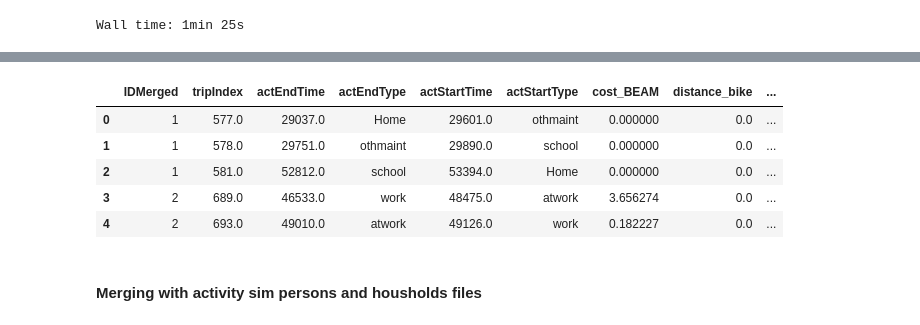
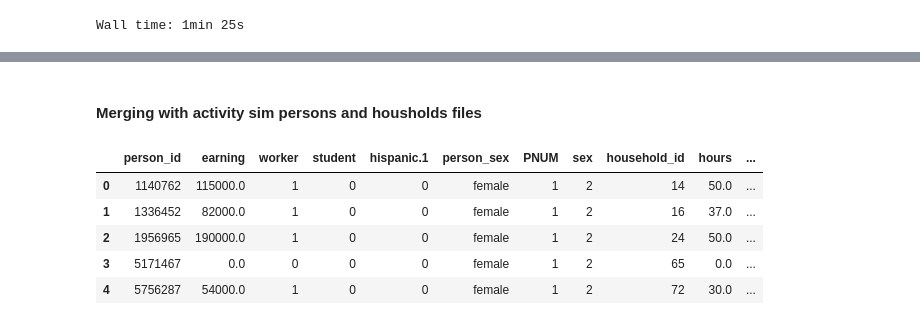
Before and after one commit to LBNL-UCB-STI/beam-core-analysis, a Jupyter notebook: Users/Nazanin/Person_Trip_Level_BEAM_SF.ipynb, the cells around one changed output, grey strips where cells are left out. Drawn from its saved outputs; the diff is of its cells as text; code cells hidden in the pictures.

```diff
--- a/Users/Nazanin/Person_Trip_Level_BEAM_SF.ipynb
+++ b/Users/Nazanin/Person_Trip_Level_BEAM_SF.ipynb
@@ -492,14 +485,5 @@ Person_Trip_eventsSF.to_csv('C:/Shared-Work/Data/CleanData/sf_2018_base_test.csv
 # %%
 #Person_Trip_eventsSF[Person_Trip_eventsSF['mode_choice_planned_BEAM'] == 'walk_transit'].head()
-# %%
-Person_Trip_eventsSF.head()
-# %% [output]
-|  | IDMerged | tripIndex | actEndTime | actEndType | actStartTime | actStartType | cost_BEAM | distance_bike | ... |
-| 0 | 1 | 577.0 | 29037.0 | Home | 29601.0 | othmaint | 0.000000 | 0.0 | ... |
-| 1 | 1 | 578.0 | 29751.0 | othmaint | 29890.0 | school | 0.000000 | 0.0 | ... |
-| 2 | 1 | 581.0 | 52812.0 | school | 53394.0 | Home | 0.000000 | 0.0 | ... |
-| 3 | 2 | 689.0 | 46533.0 | work | 48475.0 | atwork | 3.656274 | 0.0 | ... |
-| 4 | 2 | 693.0 | 49010.0 | atwork | 49126.0 | work | 0.182227 | 0.0 | ... |
 # %% [markdown]
 #### Merging with activity sim persons and housholds files
 # %%
@@ -524,3 +508,12 @@ households = households.sort_values(by=['household_id'])
 hhpersons = pd.merge(left=persons, right=households, how='left', on='household_id')
 #hhpersons = pd.merge(left=persons, right=households, how='left', on='household_id', suffixes=('', '_drop'))
 #hhpersons.drop([col for col in hhpersons.columns if 'drop' in col], axis=1, inplace=True)
+# %%
+hhpersons.head()
+# %% [output]
+|  | person_id | earning | worker | student | hispanic.1 | person_sex | PNUM | sex | household_id | hours | ... |
+| 0 | 1140762 | 115000.0 | 1 | 0 | 0 | female | 1 | 2 | 14 | 50.0 | ... |
+| 1 | 1336452 | 82000.0 | 1 | 0 | 0 | female | 1 | 2 | 16 | 37.0 | ... |
+| 2 | 1956965 | 190000.0 | 1 | 0 | 0 | female | 1 | 2 | 24 | 50.0 | ... |
+| 3 | 5171467 | 0.0 | 0 | 0 | 0 | female | 1 | 2 | 65 | 0.0 | ... |
+| 4 | 5756287 | 54000.0 | 1 | 0 | 0 | female | 1 | 2 | 72 | 30.0 | ... |
```
Also changed, not shown: parts of 41 cells of this notebook, 3 other files.
